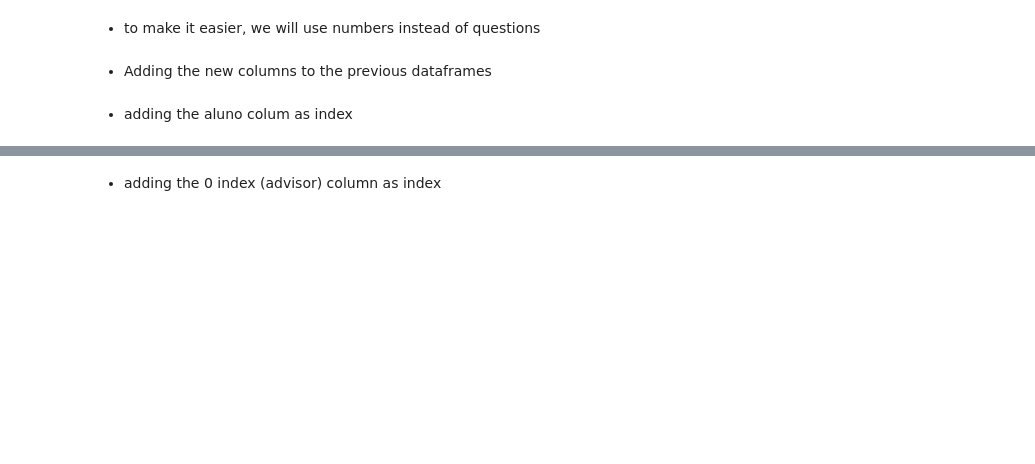
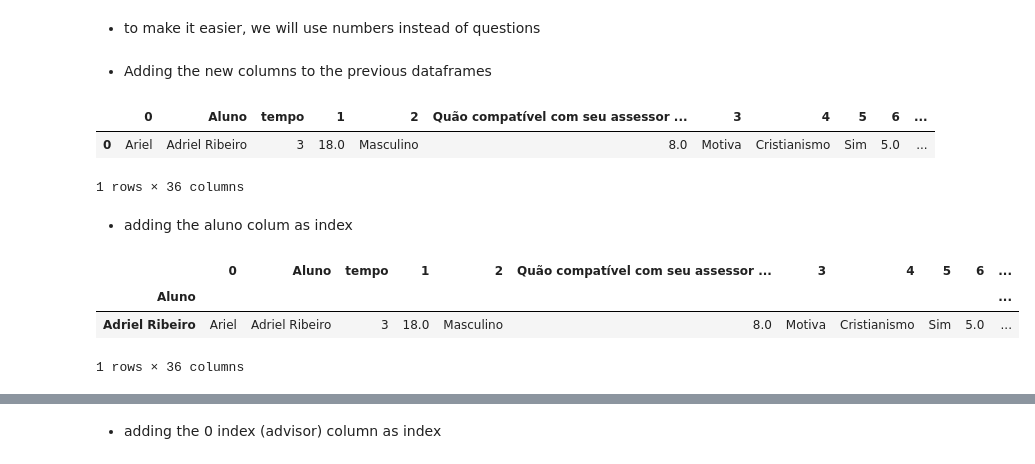
Before and after one commit to ItamarRocha/Operations-Research, a Jupyter notebook: algos/medway/Data preprocessing.ipynb, the cells around one changed output, grey strips where cells are left out. Drawn from its saved outputs; the diff is of its cells as text; code cells hidden in the pictures; blank space fills up the shorter version.

```diff
--- a/algos/medway/Data preprocessing.ipynb
+++ b/algos/medway/Data preprocessing.ipynb
@@ -261,0 +282,2 @@ df_students_answered.loc[df_students_answered["Como se considera politicamente?"
+# %%
+df_students_answered["Como se considera politicamente?"][[104,137]] = "Centro"
@@ -301,16 +398,25 @@ df_assessores_columns_new = [0, 1, 2, 3, 4, 5, 6, 7, 8, 9, 10, 11, 12, 13, 14, 1
 # %% [markdown]
 * Adding the new columns to the previous dataframes
 # %%
-df.columns = df_columns_new
+df_students_answered.columns = df_columns_new
 # %%
 df_assessores.columns = df_assessores_columns_new
 # %%
-df.head(1)
+df_students_answered.head(1)
+# %% [output]
+|  | 0 | Aluno | tempo | 1 | 2 | Quão compatível com seu assessor ... | 3 | 4 | 5 | 6 | ... |
+| 0 | Ariel | Adriel Ribeiro | 3 | 18.0 | Masculino | 8.0 | Motiva | Cristianismo | Sim | 5.0 | ... |
+1 rows × 36 columns
 # %% [markdown]
 * adding the aluno colum as index
 # %%
-df.index = df.Aluno
+df_students_answered.index = df_students_answered.Aluno
 # %%
-df.head(1)
+df_students_answered.head(1)
+# %% [output]
+|  | 0 | Aluno | tempo | 1 | 2 | Quão compatível com seu assessor ... | 3 | 4 | 5 | 6 | ... |
+| Aluno |  |  |  |  |  |  |  |  |  |  | ... |
+| Adriel Ribeiro | Ariel | Adriel Ribeiro | 3 | 18.0 | Masculino | 8.0 | Motiva | Cristianismo | Sim | 5.0 | ... |
+1 rows × 36 columns
 # %%
 df_assessores.head(1)
```
Also changed, not shown: parts of 27 cells of this notebook, 3 other files.
